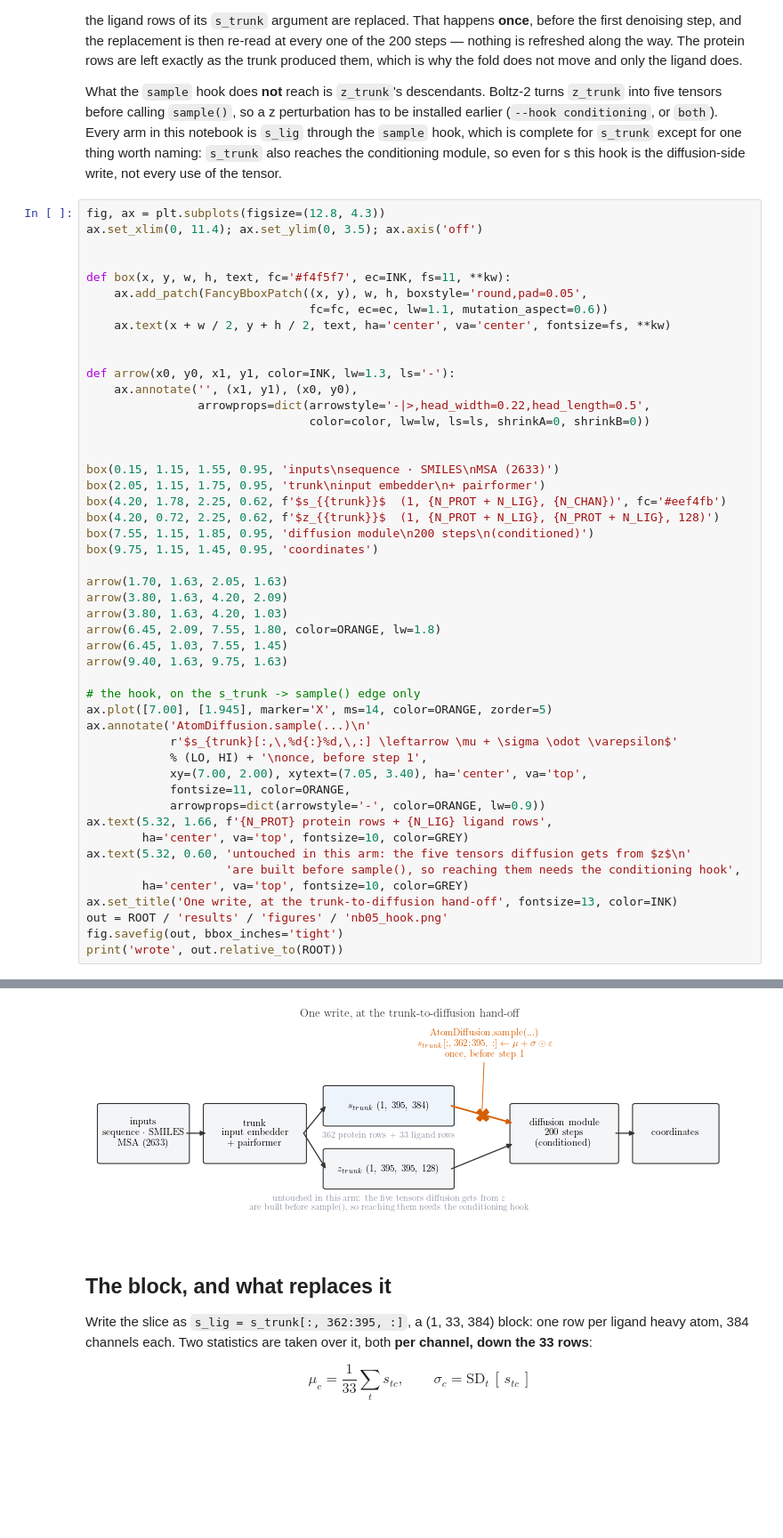
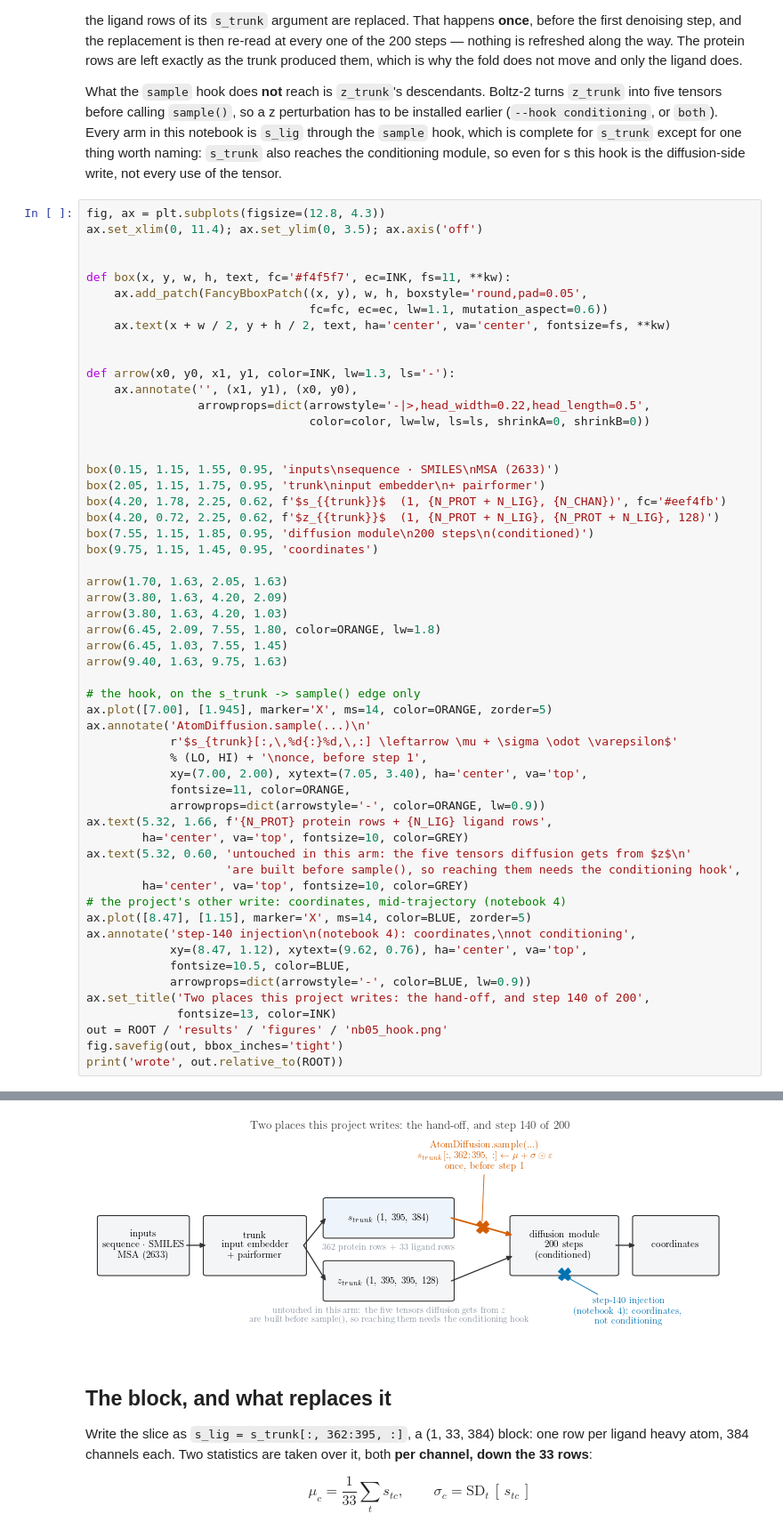
Before and after one commit to Yusheng-cai/Cofolding_TestTimeScaling, a Jupyter notebook: notebooks/05_slig_gauss.ipynb, the cells around one changed output, grey strips where cells are left out. Shown at 89% size. Drawn from its saved outputs; the diff is of its cells as text; blank space fills up the shorter version.

```diff
--- a/notebooks/05_slig_gauss.ipynb
+++ b/notebooks/05_slig_gauss.ipynb
@@ -94,35 +94,42 @@ box(2.05, 1.15, 1.75, 0.95, 'trunk\ninput embedder\n+ pairformer')
 box(4.20, 1.78, 2.25, 0.62, f'$s_{{trunk}}$  (1, {N_PROT + N_LIG}, {N_CHAN})', fc='#eef4fb')
 box(4.20, 0.72, 2.25, 0.62, f'$z_{{trunk}}$  (1, {N_PROT + N_LIG}, {N_PROT + N_LIG}, 128)')
 box(7.55, 1.15, 1.85, 0.95, 'diffusion module\n200 steps\n(conditioned)')
 box(9.75, 1.15, 1.45, 0.95, 'coordinates')
 
 arrow(1.70, 1.63, 2.05, 1.63)
 arrow(3.80, 1.63, 4.20, 2.09)
 arrow(3.80, 1.63, 4.20, 1.03)
 arrow(6.45, 2.09, 7.55, 1.80, color=ORANGE, lw=1.8)
 arrow(6.45, 1.03, 7.55, 1.45)
 arrow(9.40, 1.63, 9.75, 1.63)
 
 # the hook, on the s_trunk -> sample() edge only
 ax.plot([7.00], [1.945], marker='X', ms=14, color=ORANGE, zorder=5)
 ax.annotate('AtomDiffusion.sample(...)\n'
             r'$s_{trunk}[:,\,%d{:}%d,\,:] \leftarrow \mu + \sigma \odot \varepsilon$'
             % (LO, HI) + '\nonce, before step 1',
             xy=(7.00, 2.00), xytext=(7.05, 3.40), ha='center', va='top',
             fontsize=11, color=ORANGE,
             arrowprops=dict(arrowstyle='-', color=ORANGE, lw=0.9))
 ax.text(5.32, 1.66, f'{N_PROT} protein rows + {N_LIG} ligand rows',
         ha='center', va='top', fontsize=10, color=GREY)
 ax.text(5.32, 0.60, 'untouched in this arm: the five tensors diffusion gets from $z$\n'
                     'are built before sample(), so reaching them needs the conditioning hook',
         ha='center', va='top', fontsize=10, color=GREY)
-ax.set_title('One write, at the trunk-to-diffusion hand-off', fontsize=13, color=INK)
+# the project's other write: coordinates, mid-trajectory (notebook 4)
+ax.plot([8.47], [1.15], marker='X', ms=14, color=BLUE, zorder=5)
+ax.annotate('step-140 injection\n(notebook 4): coordinates,\nnot conditioning',
+            xy=(8.47, 1.12), xytext=(9.62, 0.76), ha='center', va='top',
+            fontsize=10.5, color=BLUE,
+            arrowprops=dict(arrowstyle='-', color=BLUE, lw=0.9))
+ax.set_title('Two places this project writes: the hand-off, and step 140 of 200',
+             fontsize=13, color=INK)
 out = ROOT / 'results' / 'figures' / 'nb05_hook.png'
 fig.savefig(out, bbox_inches='tight')
 print('wrote', out.relative_to(ROOT))
 # %% [output]
 wrote results/figures/nb05_hook.png
-[figure, old version]
+[figure, new version]
 # %% [markdown]
 ## The block, and what replaces it
 
```
Also changed, not shown: parts of 10 cells of this notebook, 3 other files.
